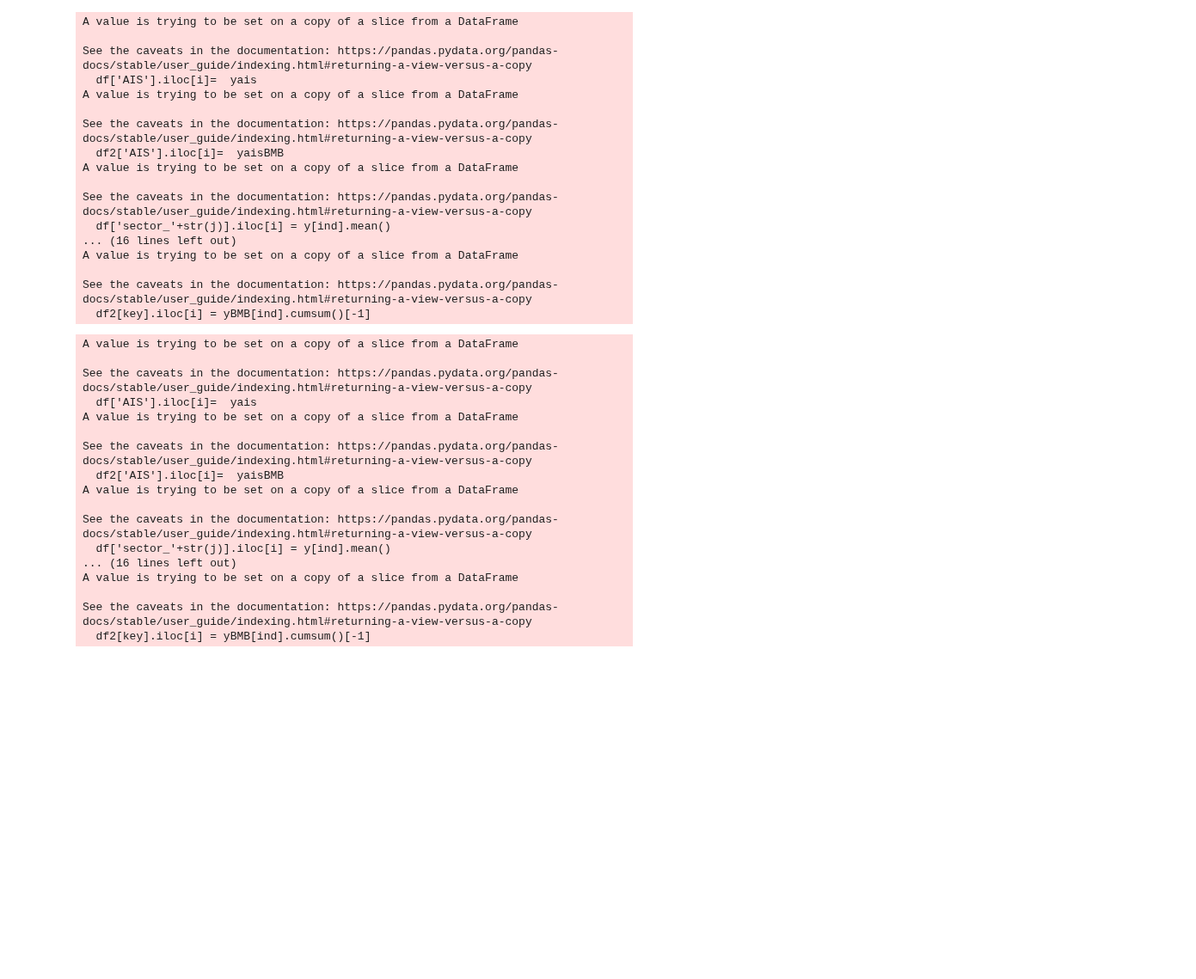
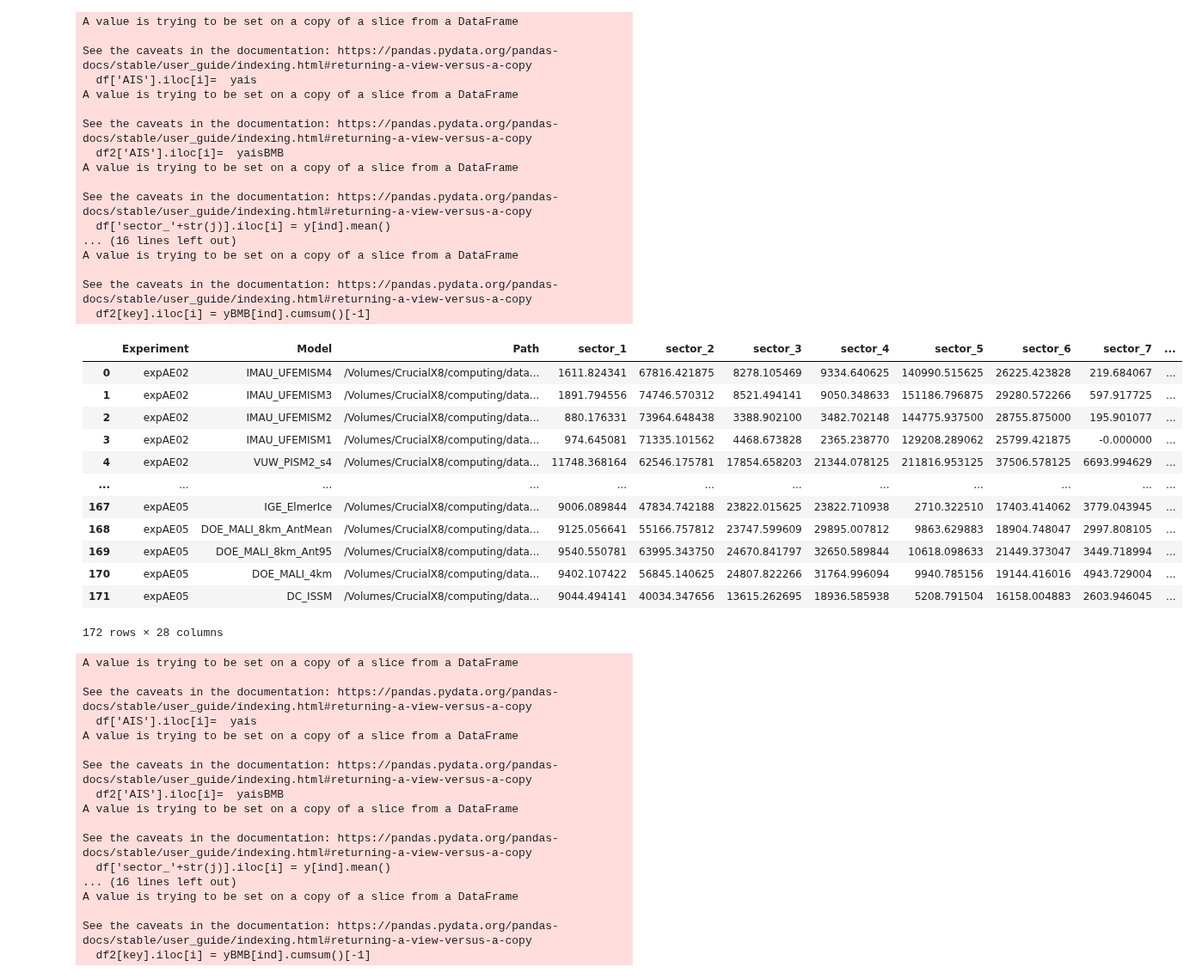
Before and after one commit to jojobeck/ISMIP6Hackathon, a Jupyter notebook: GroupTFtoOcean/data_analysis/notebooks_creating_tables/get cumulative BMB 2100 ,2200 2300 .ipynb, the cells around one changed output. Shown at 86% size. Drawn from its saved outputs; the diff is of its cells as text; code cells hidden in the pictures; blank space fills up the shorter version.

```diff
--- a/GroupTFtoOcean/data_analysis/notebooks_creating_tables/get cumulative BMB 2100 ,2200 2300 .ipynb
+++ b/GroupTFtoOcean/data_analysis/notebooks_creating_tables/get cumulative BMB 2100 ,2200 2300 .ipynb
@@ -183,6 +163,22 @@ A value is trying to be set on a copy of a slice from a DataFrame
 
 See the caveats in the documentation: https://pandas.pydata.org/pandas-docs/stable/user_guide/indexing.html#returning-a-view-versus-a-copy
   df2[key].iloc[i] = yBMB[ind].cumsum()[-1]
+# %%
+df2
+# %% [output]
+|  | Experiment | Model | Path | sector_1 | sector_2 | sector_3 | sector_4 | sector_5 | sector_6 | sector_7 | ... |
+| 0 | expAE02 | IMAU_UFEMISM4 | /Volumes/CrucialX8/computing/data... | 1611.824341 | 67816.421875 | 8278.105469 | 9334.640625 | 140990.515625 | 26225.423828 | 219.684067 | ... |
+| 1 | expAE02 | IMAU_UFEMISM3 | /Volumes/CrucialX8/computing/data... | 1891.794556 | 74746.570312 | 8521.494141 | 9050.348633 | 151186.796875 | 29280.572266 | 597.917725 | ... |
+| 2 | expAE02 | IMAU_UFEMISM2 | /Volumes/CrucialX8/computing/data... | 880.176331 | 73964.648438 | 3388.902100 | 3482.702148 | 144775.937500 | 28755.875000 | 195.901077 | ... |
+| 3 | expAE02 | IMAU_UFEMISM1 | /Volumes/CrucialX8/computing/data... | 974.645081 | 71335.101562 | 4468.673828 | 2365.238770 | 129208.289062 | 25799.421875 | -0.000000 | ... |
+| 4 | expAE02 | VUW_PISM2_s4 | /Volumes/CrucialX8/computing/data... | 11748.368164 | 62546.175781 | 17854.658203 | 21344.078125 | 211816.953125 | 37506.578125 | 6693.994629 | ... |
+| ... | ... | ... | ... | ... | ... | ... | ... | ... | ... | ... | ... |
+| 167 | expAE05 | IGE_ElmerIce | /Volumes/CrucialX8/computing/data... | 9006.089844 | 47834.742188 | 23822.015625 | 23822.710938 | 2710.322510 | 17403.414062 | 3779.043945 | ... |
+| 168 | expAE05 | DOE_MALI_8km_AntMean | /Volumes/CrucialX8/computing/data... | 9125.056641 | 55166.757812 | 23747.599609 | 29895.007812 | 9863.629883 | 18904.748047 | 2997.808105 | ... |
+| 169 | expAE05 | DOE_MALI_8km_Ant95 | /Volumes/CrucialX8/computing/data... | 9540.550781 | 63995.343750 | 24670.841797 | 32650.589844 | 10618.098633 | 21449.373047 | 3449.718994 | ... |
+| 170 | expAE05 | DOE_MALI_4km | /Volumes/CrucialX8/computing/data... | 9402.107422 | 56845.140625 | 24807.822266 | 31764.996094 | 9940.785156 | 19144.416016 | 4943.729004 | ... |
+| 171 | expAE05 | DC_ISSM | /Volumes/CrucialX8/computing/data... | 9044.494141 | 40034.347656 | 13615.262695 | 18936.585938 | 5208.791504 | 16158.004883 | 2603.946045 | ... |
+172 rows × 28 columns
 # %%
 # avg and abs 2200
 models=[]
```
Also changed, not shown: parts of 5 cells of this notebook, 4 other files.
